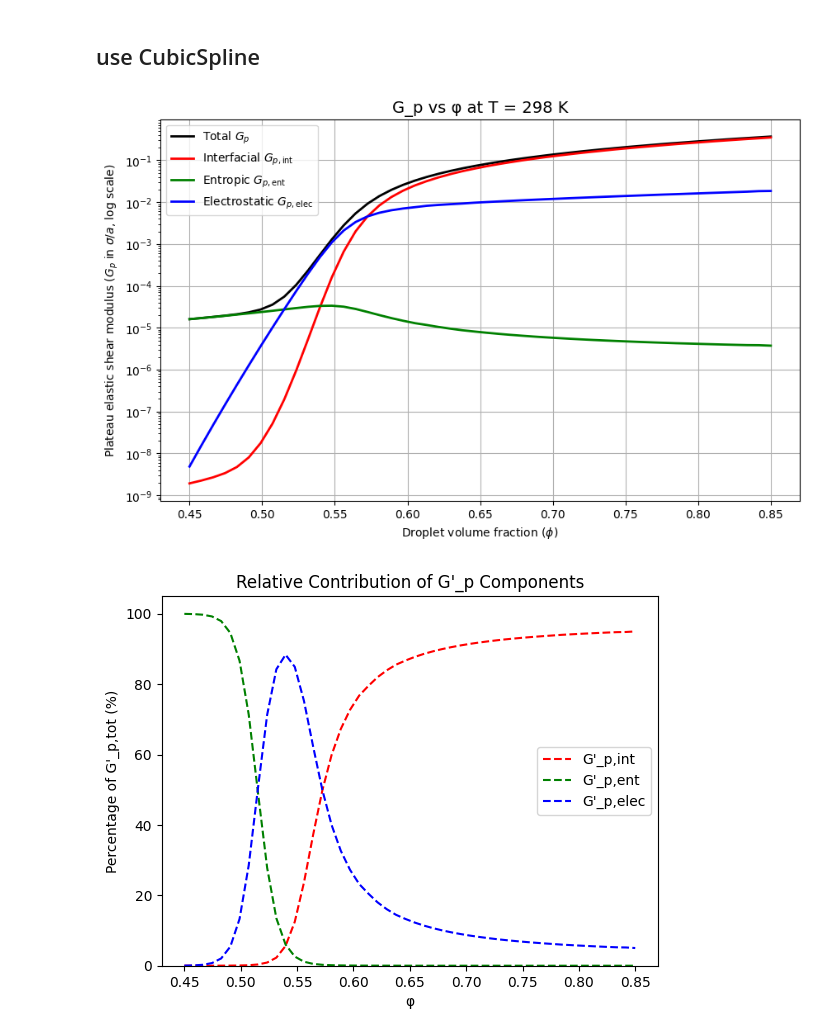
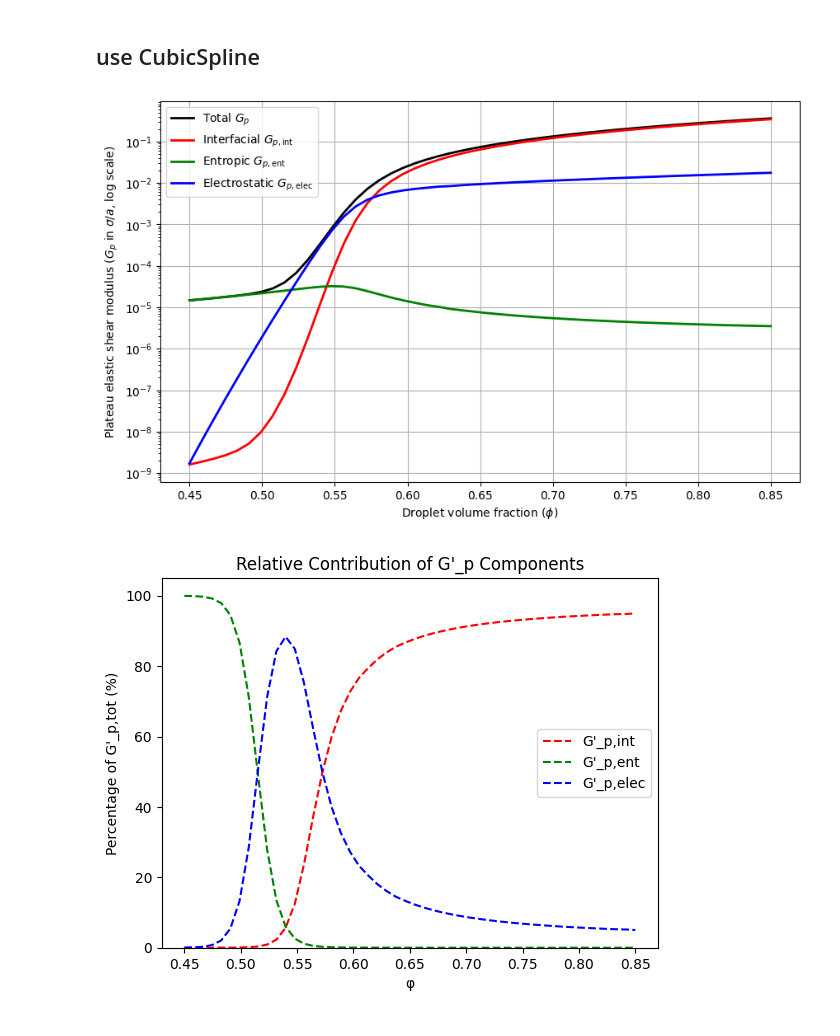
Before and after one commit to inxslynne/thesisproject, a Jupyter notebook: Kim&Mason/py-kimmason-considerT.ipynb, the cells around one changed output. Drawn from its saved outputs; the diff is of its cells as text; code cells hidden in the pictures.

```diff
--- a/Kim&Mason/py-kimmason-considerT.ipynb
+++ b/Kim&Mason/py-kimmason-considerT.ipynb
@@ -349,7 +349,7 @@ plt.show()
 # %% [markdown]
 ## use CubicSpline
 # %%
-T = 298
+T = 273
 # %%
 phi_vals = np.linspace(0.45, 0.85, num=50)
 gamma_vals = np.linspace(0, 0.01, num=50)
@@ -425,35 +425,35 @@ for phi in phi_vals:
     second_derivative_elec = spline_elec.derivative(2)(gamma_eval)
 
     G_p_prime = (phi / V_drop) * second_derivative_tot
     G_p_prime_int = (phi / V_drop) * second_derivative_int
     G_p_prime_ent = (phi / V_drop) * second_derivative_ent
     G_p_prime_elec = (phi / V_drop) * second_derivative_elec
 
     G_p_values.append(G_p_prime)
     G_p_int_values.append(G_p_prime_int)
     G_p_ent_values.append(G_p_prime_ent)
     G_p_elec_values.append(G_p_prime_elec)
 
 G_p_values = np.array(G_p_values)
 G_p_int_values = np.array(G_p_int_values)
 G_p_ent_values = np.array(G_p_ent_values)
 G_p_elec_values = np.array(G_p_elec_values)
 
 # Plotting
 plt.figure(figsize=(10, 6))
 plt.plot(phi_vals, (G_p_values * a / sigma), label=r'Total $G_p$', lw=2, color='black')
 plt.plot(phi_vals, (G_p_int_values * a / sigma), label=r'Interfacial $G_{p,\text{int}}$', lw=2, color='red')
 plt.plot(phi_vals, (G_p_ent_values * a / sigma), label=r'Entropic $G_{p,\text{ent}}$', lw=2,  color='green')
 plt.plot(phi_vals, (G_p_elec_values * a / sigma), label=r'Electrostatic $G_{p,\text{elec}}$', lw=2,  color='blue')
 plt.xlabel(r'Droplet volume fraction ($\phi$)')
 plt.ylabel(r'Plateau elastic shear modulus ($G_p$ in $\sigma/a$, log scale)')
-plt.title("G_p vs φ at T = 298 K", fontsize=14)
+# plt.title("G_p vs φ at T = 298 K", fontsize=14)
 plt.yscale('log')
 plt.legend()
 plt.grid(True)
 plt.show()
 # %% [output]
-[figure, old version]
+[figure, new version]
 # %%
 G_p_tot = G_p_int_values + G_p_ent_values + G_p_elec_values
 
```
Also changed, not shown: 5 other files.
